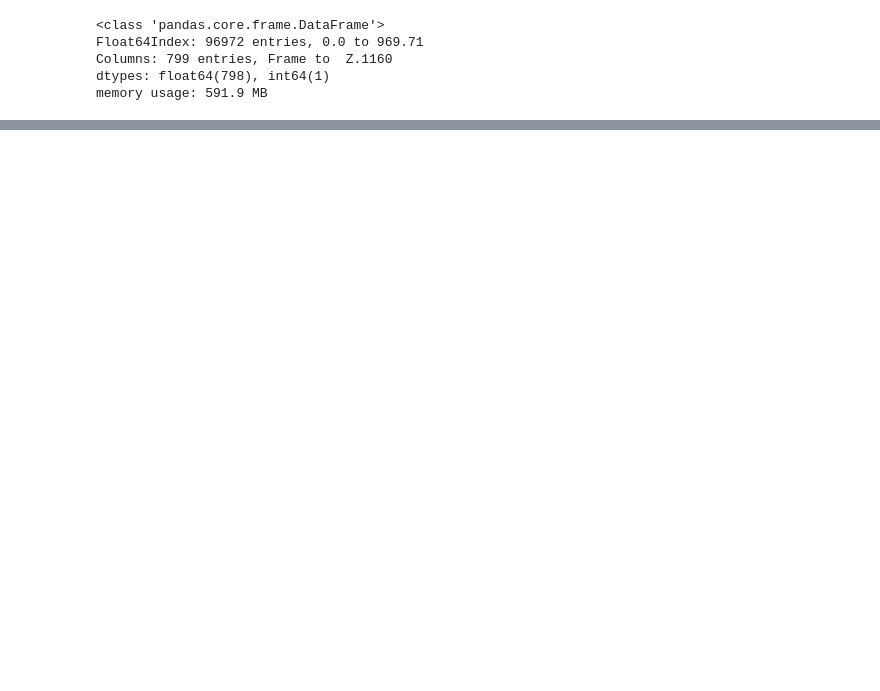
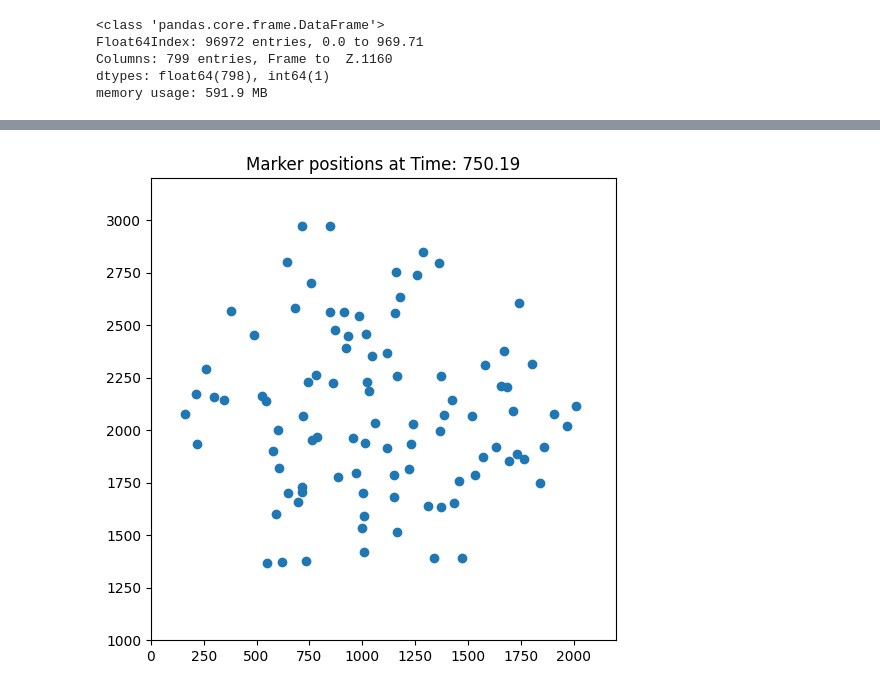
Before and after one commit to Mark-Bugden/Locust-Physics, a Jupyter notebook: Data_exploration.ipynb, the cells around one changed output, grey strips where cells are left out. Cells and saved outputs as stored; diff of their text form; code cells hidden in the pictures; blank space fills up the shorter version.

```diff
--- a/Data_exploration.ipynb
+++ b/Data_exploration.ipynb
@@ -124,0 +242,25 @@ ndf
+# %%
+# What about all of the locusts at a given time?
+# First, choose a time
+RandomTime = round(random.uniform(0, max(ndf.index)),2)
+
+X_subset = [f' X.{label}' for label in locust_labels]
+Y_subset = [f' Y.{label}' for label in locust_labels]
+Z_subset = [f' Z.{label}' for label in locust_labels]
+X_frame_df = ndf.loc[RandomTime][X_subset].dropna()
+Y_frame_df = ndf.loc[RandomTime][Y_subset].dropna()
+Z_frame_df = ndf.loc[RandomTime][Z_subset].dropna()
+
+fig = plt.figure(figsize=(6,6))
+ax = plt.subplot(111)
+
+plt.scatter(X_frame_df, Y_frame_df)
+
+ax.set_xlim(xmin,xmax)
+ax.set_ylim(ymin,ymax)
+
+plt.title(f'Marker positions at Time: {RandomTime}')
+
+plt.show()
+# %% [output]
+[figure, added]
```
Also changed, not shown: parts of 53 cells of this notebook, 1 other file.
